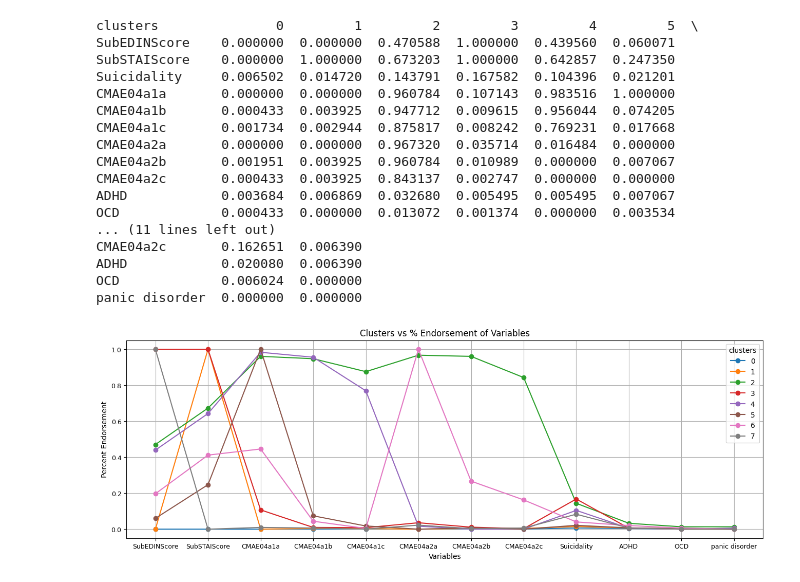
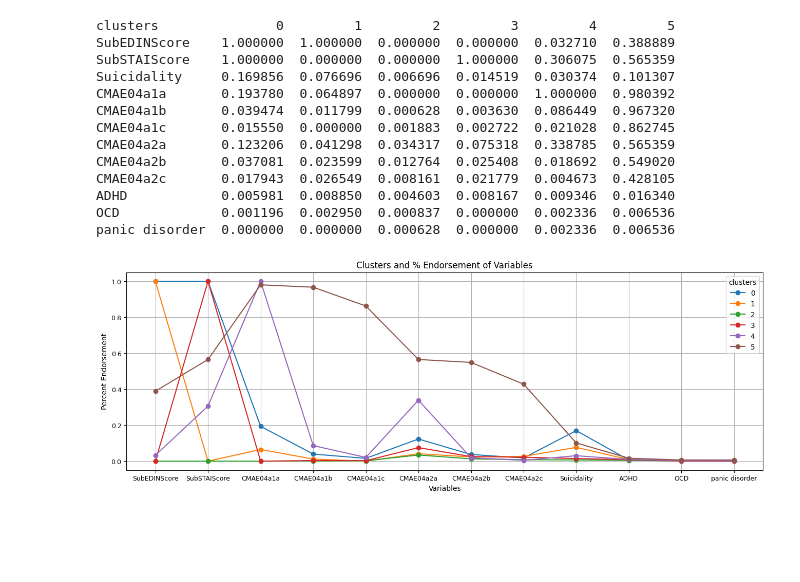
Before and after one commit to ohunger/Research_Owen-Evan-Hetanshee, a Jupyter notebook: cluster.ipynb, the cells around one changed output. Cells and saved outputs as stored; diff of their text form; code cells hidden in the pictures; blank space fills up the shorter version.

```diff
--- a/cluster.ipynb
+++ b/cluster.ipynb
@@ -5,49 +5,45 @@ import matplotlib.pyplot as plt
 
 from sklearn import datasets
 from sklearn.cluster import KMeans
 from sklearn.decomposition import PCA
 from pathlib import Path
 from sklearn.preprocessing import StandardScaler
 from mpl_toolkits.mplot3d import Axes3D
 from sklearn.datasets import make_blobs
 
-csv = Path('Research_Owen-Evan-main').with_name('Clusters.CSV') # exported Hetanshees cluster dataset
+csv = Path('Research_Owen-Evan-main').with_name('Markers.CSV') # exported Hetanshees cluster dataset
 df = pd.read_csv(csv)
 
 def main():
     plottin(df)
 
 def plottin(dataf):
     copy = pd.DataFrame()
     copy = dataf.groupby('clusters')[['SubEDINScore', 'SubSTAIScore', 'Suicidality', 'CMAE04a1a', 'CMAE04a1b','CMAE04a1c','CMAE04a2a','CMAE04a2b','CMAE04a2c','ADHD','OCD','panic disorder']].mean()
     copy = copy.T
     print(copy)
     copy = copy.reindex(['SubEDINScore', 'SubSTAIScore', 'CMAE04a1a', 'CMAE04a1b','CMAE04a1c','CMAE04a2a','CMAE04a2b','CMAE04a2c','Suicidality','ADHD','OCD','panic disorder'])
     #re-ordering putting suicidality near the end since enorsement is low
 
     ax = copy.plot(figsize=(16,5),fontsize=9, marker = 'o',
                         linestyle = '-',title = "Clusters and % Endorsement of Variables",grid=True,
                         xlabel = 'Variables',ylabel = 'Percent Endorsement')
     ax.set_xticks([0,1,2,3,4,5,6,7,8,9,10,11])
     ax.set_xticklabels(['SubEDINScore', 'SubSTAIScore', 'CMAE04a1a', 'CMAE04a1b','CMAE04a1c','CMAE04a2a','CMAE04a2b','CMAE04a2c','Suicidality','ADHD','OCD','panic disorder'])
     plt.show()
 main()
 # %% [output]
-clusters               0         1         2         3         4         5  \
-SubEDINScore    0.000000  0.000000  0.470588  1.000000  0.439560  0.060071
-SubSTAIScore    0.000000  1.000000  0.673203  1.000000  0.642857  0.247350
-Suicidality     0.006502  0.014720  0.143791  0.167582  0.104396  0.021201
-CMAE04a1a       0.000000  0.000000  0.960784  0.107143  0.983516  1.000000
-CMAE04a1b       0.000433  0.003925  0.947712  0.009615  0.956044  0.074205
-CMAE04a1c       0.001734  0.002944  0.875817  0.008242  0.769231  0.017668
-CMAE04a2a       0.000000  0.000000  0.967320  0.035714  0.016484  0.000000
-CMAE04a2b       0.001951  0.003925  0.960784  0.010989  0.000000  0.007067
-CMAE04a2c       0.000433  0.003925  0.843137  0.002747  0.000000  0.000000
-ADHD            0.003684  0.006869  0.032680  0.005495  0.005495  0.007067
-OCD             0.000433  0.000000  0.013072  0.001374  0.000000  0.003534
-... (11 lines left out)
-CMAE04a2c       0.162651  0.006390
-ADHD            0.020080  0.006390
-OCD             0.006024  0.000000
-panic disorder  0.000000  0.000000
+clusters               0         1         2         3         4         5
+SubEDINScore    1.000000  1.000000  0.000000  0.000000  0.032710  0.388889
+SubSTAIScore    1.000000  0.000000  0.000000  1.000000  0.306075  0.565359
+Suicidality     0.169856  0.076696  0.006696  0.014519  0.030374  0.101307
+CMAE04a1a       0.193780  0.064897  0.000000  0.000000  1.000000  0.980392
+CMAE04a1b       0.039474  0.011799  0.000628  0.003630  0.086449  0.967320
+CMAE04a1c       0.015550  0.000000  0.001883  0.002722  0.021028  0.862745
+CMAE04a2a       0.123206  0.041298  0.034317  0.075318  0.338785  0.565359
+CMAE04a2b       0.037081  0.023599  0.012764  0.025408  0.018692  0.549020
+CMAE04a2c       0.017943  0.026549  0.008161  0.021779  0.004673  0.428105
+ADHD            0.005981  0.008850  0.004603  0.008167  0.009346  0.016340
+OCD             0.001196  0.002950  0.000837  0.000000  0.002336  0.006536
+panic disorder  0.000000  0.000000  0.000628  0.000000  0.002336  0.006536
-[figure, old version]
+[figure, new version]
```
